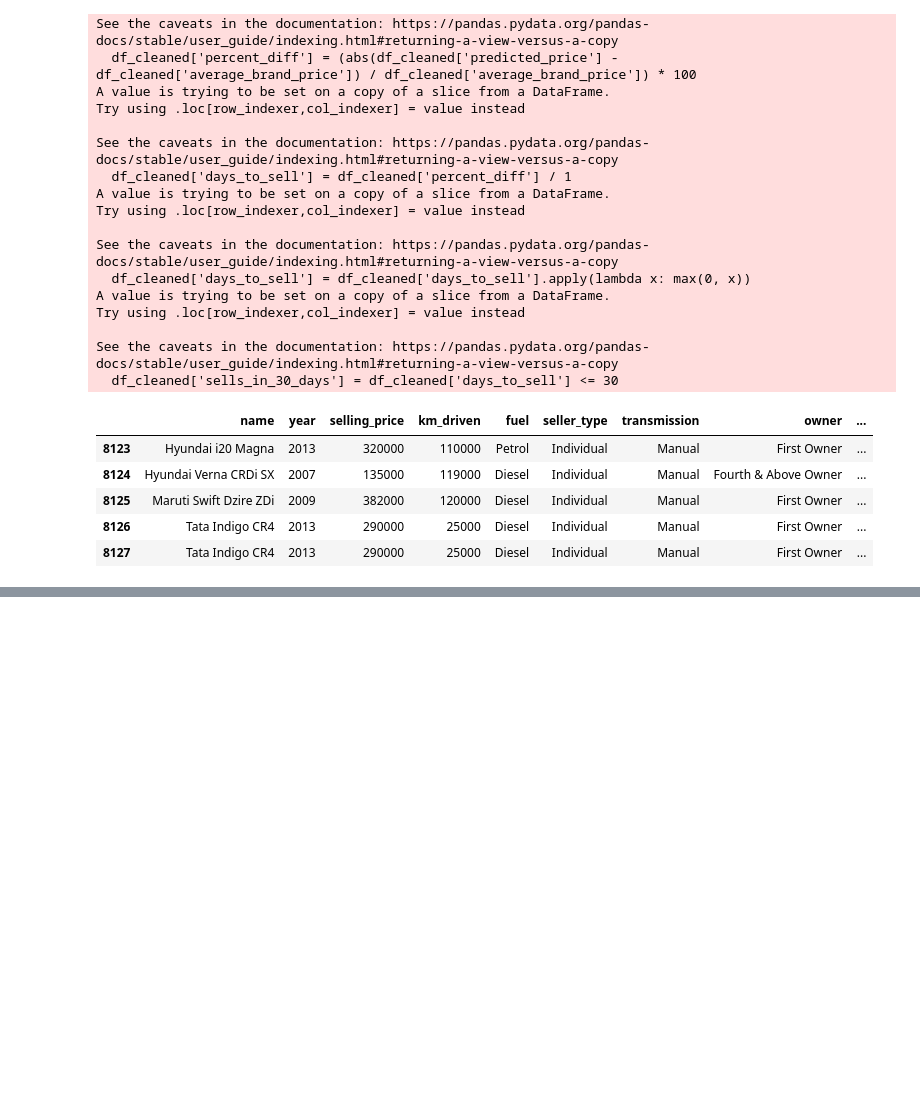
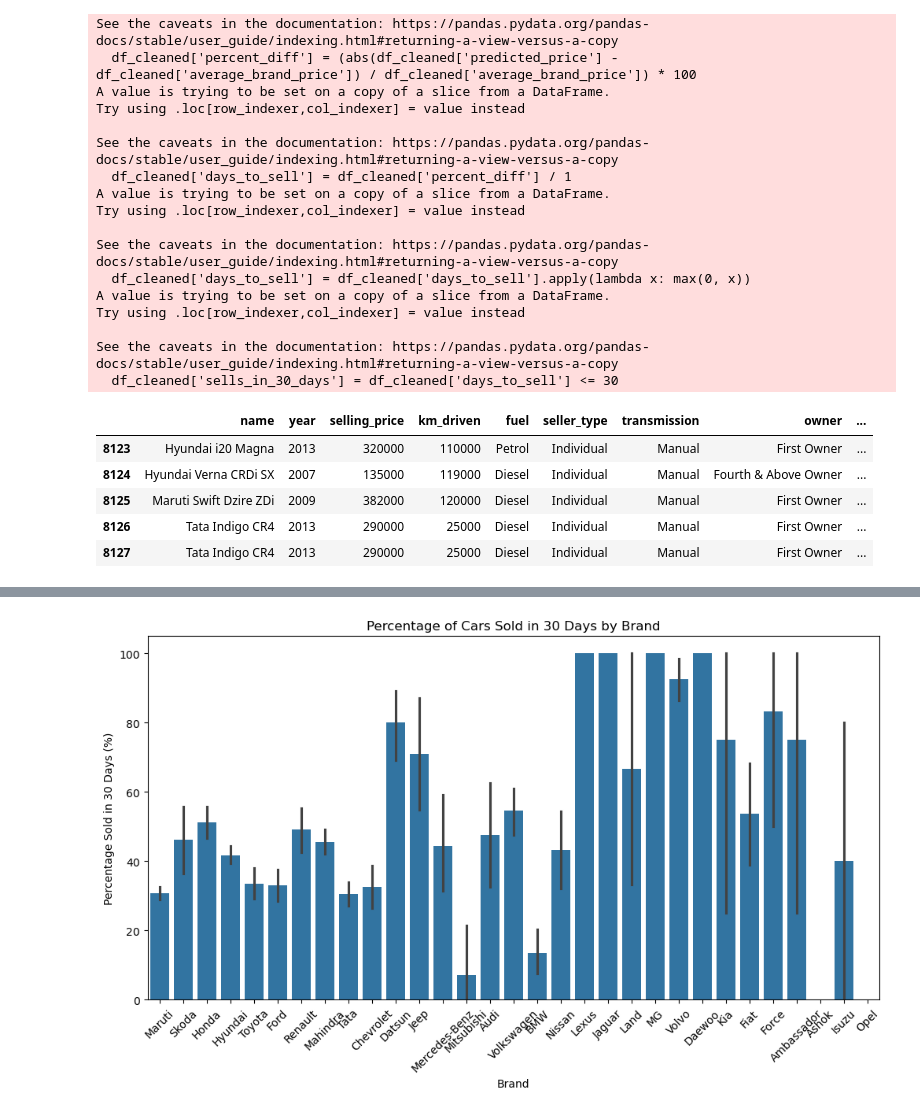
Before and after one commit to Moeinsiami/ml-mft, a Jupyter notebook: exercise/8/exercise-8.ipynb, the cells around one changed output, grey strips where cells are left out. Cells and saved outputs as stored; diff of their text form; code cells hidden in the pictures; blank space fills up the shorter version.

```diff
--- a/exercise/8/exercise-8.ipynb
+++ b/exercise/8/exercise-8.ipynb
@@ -170,0 +186,10 @@ See the caveats in the documentation: https://pandas.pydata.org/pandas-docs/stab
+# %%
+plt.figure(figsize=(12, 6))
+sns.barplot(data=df_cleaned, x='brand', y='sells_in_30_days', estimator=lambda x: sum(x) / len(x) * 100)
+plt.title('Percentage of Cars Sold in 30 Days by Brand')
+plt.xlabel('Brand')
+plt.ylabel('Percentage Sold in 30 Days (%)')
+plt.xticks(rotation=45)
+plt.show()
+# %% [output]
+[figure, added]
```
Also changed, not shown: parts of 4 cells of this notebook.
